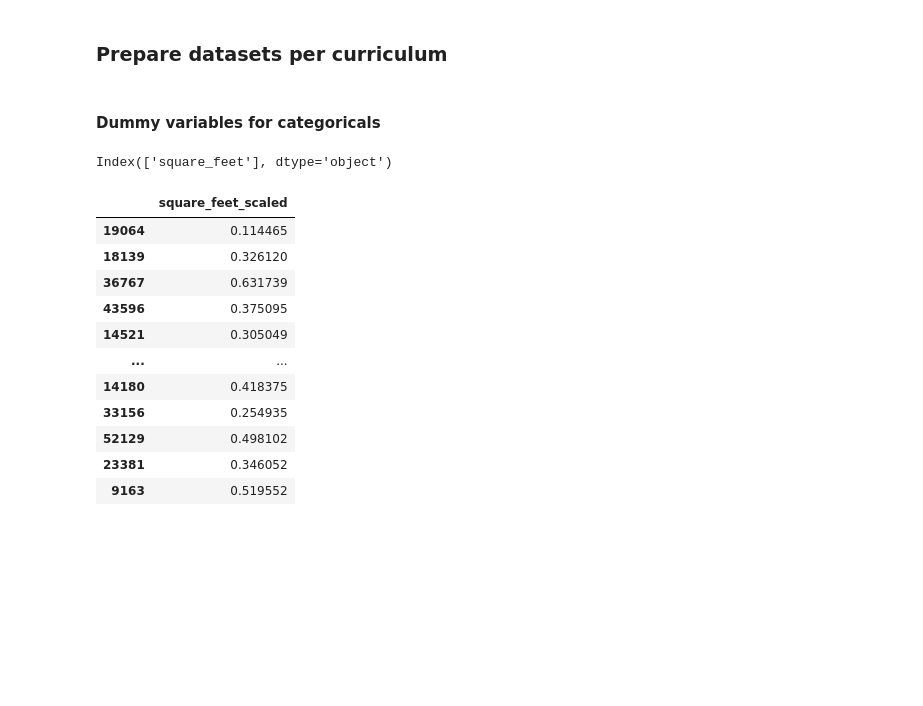
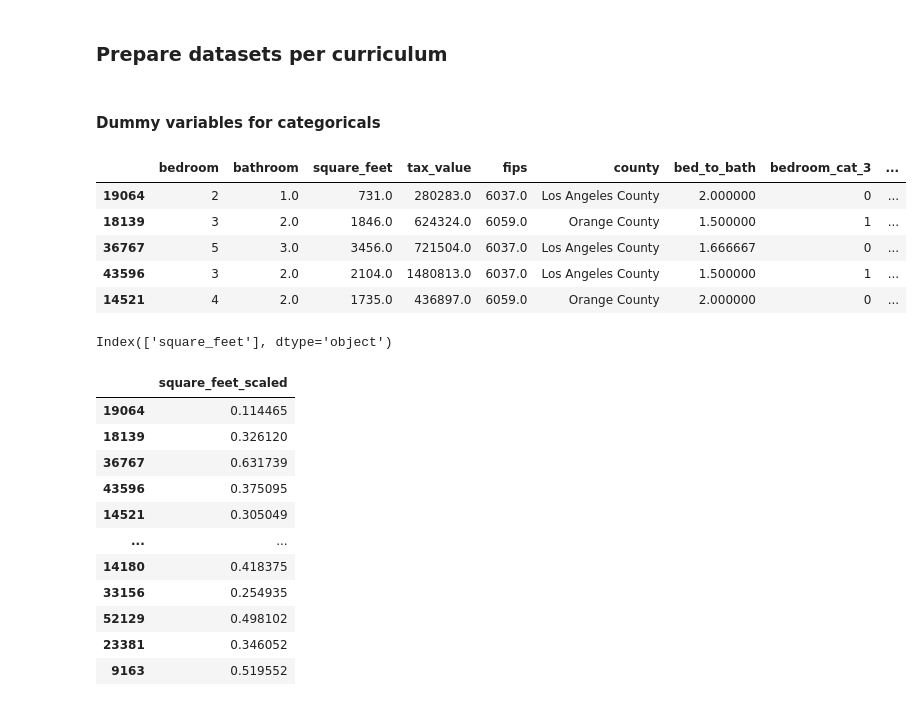
Before and after one commit to jesse-d-marder/regression-project, a Jupyter notebook: prepare_explore_model.ipynb, the cells around one changed output. Cells and saved outputs as stored; diff of their text form; code cells hidden in the pictures; blank space fills up the shorter version.

```diff
--- a/prepare_explore_model.ipynb
+++ b/prepare_explore_model.ipynb
@@ -342,0 +341,9 @@ columns_to_drop = ['bedroom', 'bathroom', 'bed_to_bath', 'bedroom_cat_3',
+# %%
+X_train_exp.head()
+# %% [output]
+|  | bedroom | bathroom | square_feet | tax_value | fips | county | bed_to_bath | bedroom_cat_3 | ... |
+| 19064 | 2 | 1.0 | 731.0 | 280283.0 | 6037.0 | Los Angeles County | 2.000000 | 0 | ... |
+| 18139 | 3 | 2.0 | 1846.0 | 624324.0 | 6059.0 | Orange County | 1.500000 | 1 | ... |
+| 36767 | 5 | 3.0 | 3456.0 | 721504.0 | 6037.0 | Los Angeles County | 1.666667 | 0 | ... |
+| 43596 | 3 | 2.0 | 2104.0 | 1480813.0 | 6037.0 | Los Angeles County | 1.500000 | 1 | ... |
+| 14521 | 4 | 2.0 | 1735.0 | 436897.0 | 6059.0 | Orange County | 2.000000 | 0 | ... |
```
Also changed, not shown: parts of 20 cells of this notebook, 1 other file.
